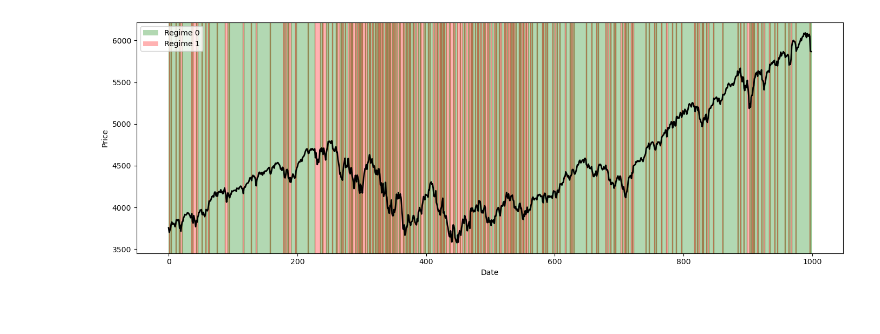
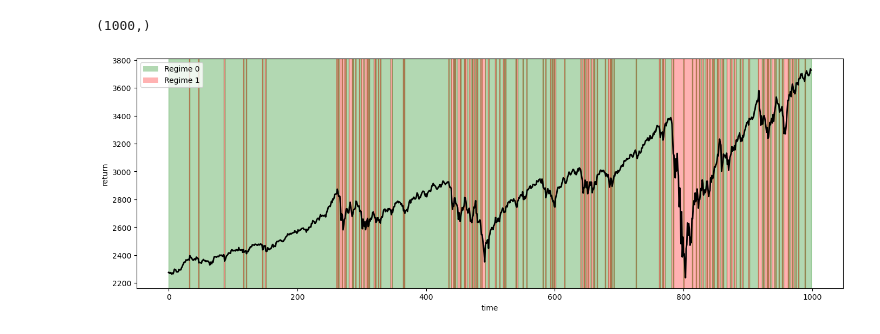
Before and after one commit to Lorenzolanzini/HMM, a Jupyter notebook: HMM_regime_detection/data_reading.ipynb, the cells around one changed output. Drawn from its saved outputs; the diff is of its cells as text; code cells hidden in the pictures.

```diff
--- a/HMM_regime_detection/data_reading.ipynb
+++ b/HMM_regime_detection/data_reading.ipynb
@@ -61,0 +9,13 @@ plt.plot(returns)
+# %%
+
+df["Date"] = pd.to_datetime(df["Date"])
+# %%
+
+df = df.sort_values("Date")
+df = df.set_index("Date")
+
+df["S&P500"].plot(figsize=(14,5), color='black', linewidth=2)
+#df["NASDAQCOM"].plot(figsize=(12,5))
+
+plt.title("S&P 500")
+plt.show()
@@ -62,5 +24,6 @@ plt.plot(returns)
 # %%
-data_obs = np.array(returns).reshape(1, -1)[:, -1000:-1]
+returns = np.log(df['S&P500'].shift(-1) /  df['S&P500'] )
+data_obs = np.array(returns).reshape(1, -1)[:, -2000:-1000]
 # %%
 err = []
 HMM_list = []
@@ -80,7 +45,7 @@ err = np.array(err)
 # %%
 import matplotlib.pyplot as plt
 
-for i in range(2):
+for i in range(15):
 
-    plt.plot(range(1, np.array(err).shape[1]-1), -np.array(err)[i, 2:], marker='o')
+    plt.plot(range(1, np.array(err).shape[1]-1), np.array(err)[i, 2:], marker='o')
 # %% [output]
@@ -140,9 +100,14 @@ def plot_regimes(dates,prices, hidden_states, n_states):
     ax.set_ylabel('return')
     plt.tight_layout()
     plt.show()
+# %%
+df['S&P500'].shape
+HMM.best_seqs[0, :].shape
+# %% [output]
+(1000,)
 # %%
 dates = [i for i in range(999)]
 
-plot_regimes(dates[:], np.array(data['S&P500'])[-1000:-1], HMM.best_seqs[0, :] , n_states=2)
+plot_regimes(dates[:], np.array(df['S&P500'])[-2000:-1001], HMM.best_seqs[0, :] , n_states=2)
 # %% [output]
-[figure, old version]
+[figure, new version]
```
Also changed, not shown: parts of 17 cells of this notebook, 1 other file.
